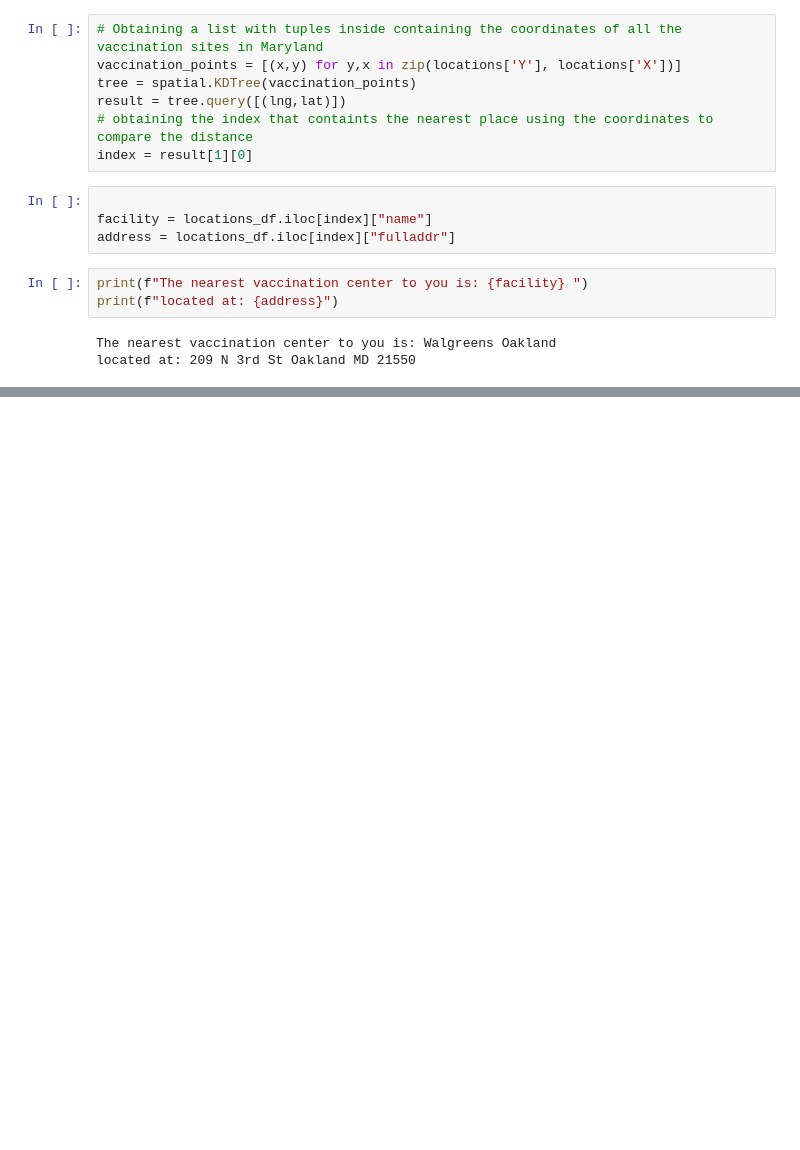
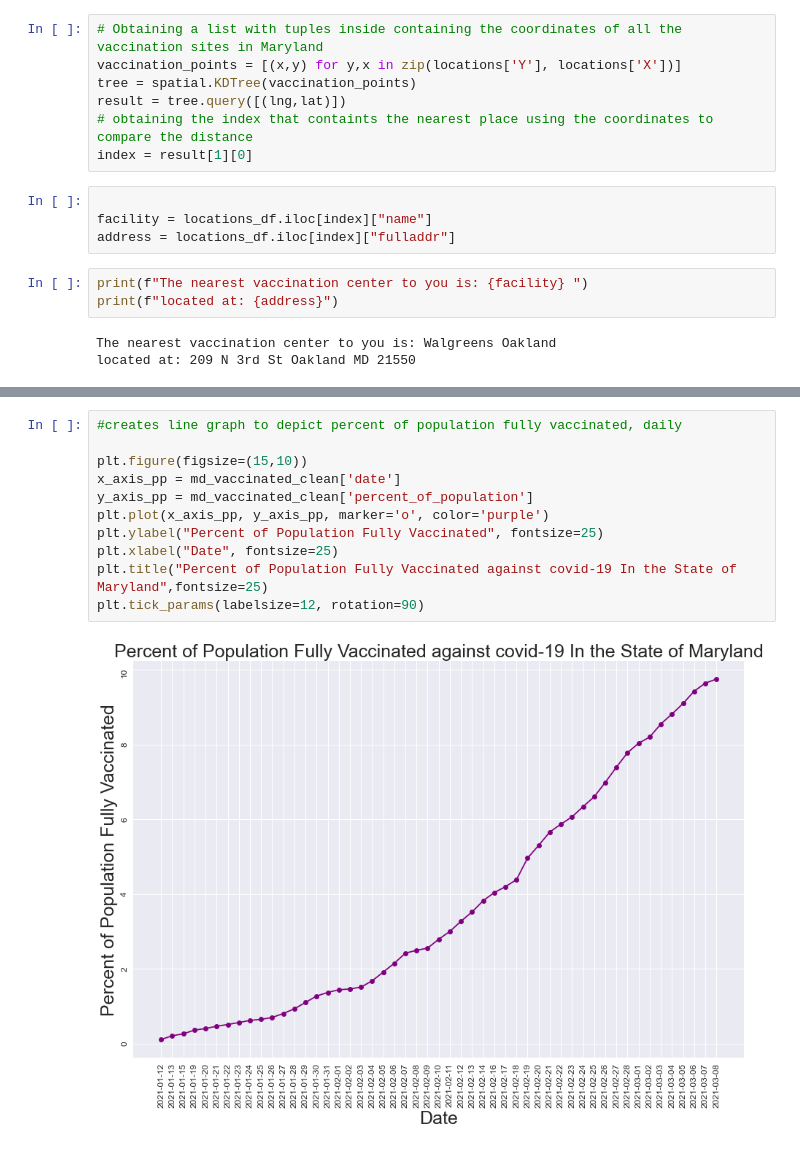
Before and after one commit to ccgrace/maryland_vaccination, a Jupyter notebook: Covid19-Vaccination-Analysis/Vaccionation_in_Maryland_starter.ipynb, the cells around one changed output, grey strips where cells are left out. Saved outputs shown, nothing was run; the diff lists cells and outputs as text; blank space fills up the shorter version.

```diff
--- a/Covid19-Vaccination-Analysis/Vaccionation_in_Maryland_starter.ipynb
+++ b/Covid19-Vaccination-Analysis/Vaccionation_in_Maryland_starter.ipynb
@@ -199,0 +249,13 @@ located at: 209 N 3rd St Oakland MD 21550
+# %%
+#creates line graph to depict percent of population fully vaccinated, daily
+
+plt.figure(figsize=(15,10))
+x_axis_pp = md_vaccinated_clean['date']
+y_axis_pp = md_vaccinated_clean['percent_of_population']
+plt.plot(x_axis_pp, y_axis_pp, marker='o', color='purple')
+plt.ylabel("Percent of Population Fully Vaccinated", fontsize=25)
+plt.xlabel("Date", fontsize=25)
+plt.title("Percent of Population Fully Vaccinated against covid-19 In the State of Maryland",fontsize=25)
+plt.tick_params(labelsize=12, rotation=90)
+# %% [output]
+[figure, added]
```
Also changed, not shown: parts of 5 cells of this notebook, 1 other file.
